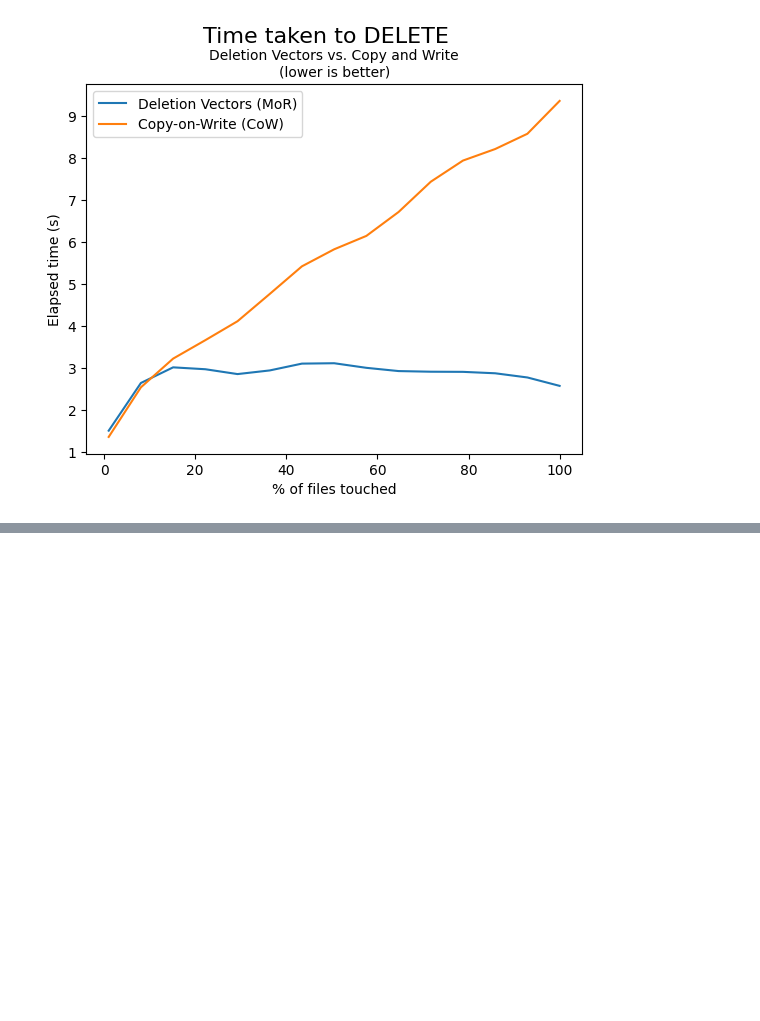
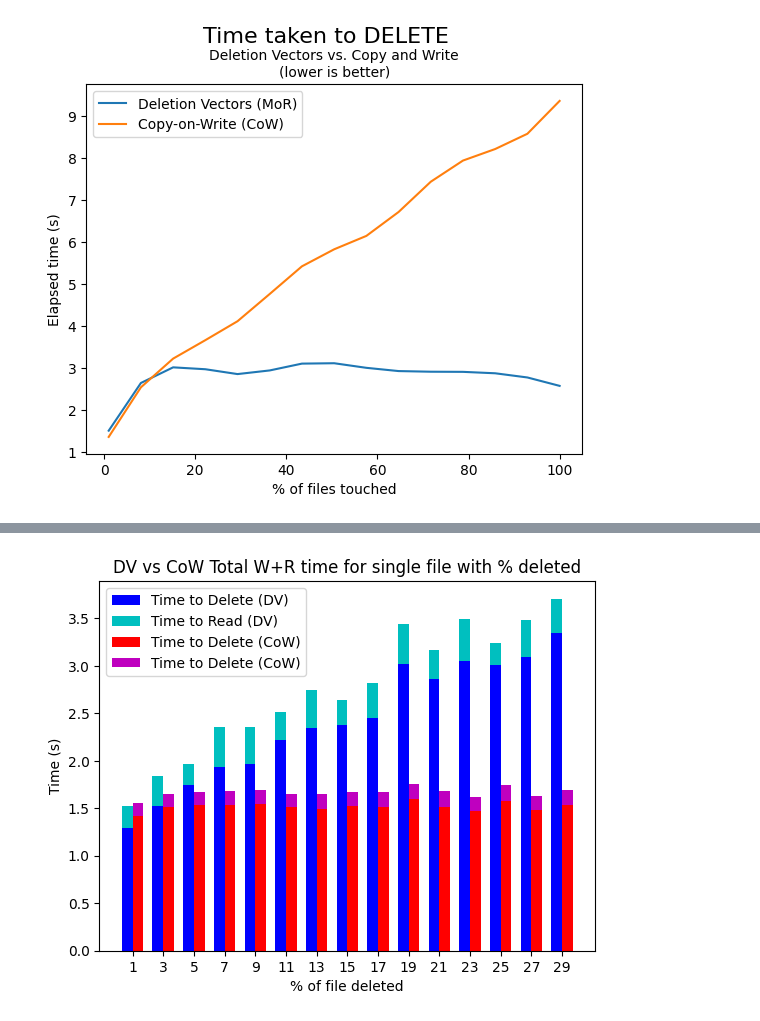
Before and after one commit to delta-io/delta-examples, a Jupyter notebook: notebooks/pyspark/deletion-vectors.ipynb, the cells around one changed output, grey strips where cells are left out. Saved outputs shown, nothing was run; the diff lists cells and outputs as text; code cells hidden in the pictures; blank space fills up the shorter version.

```diff
--- a/notebooks/pyspark/deletion-vectors.ipynb
+++ b/notebooks/pyspark/deletion-vectors.ipynb
@@ -261,0 +478,55 @@ plt.show()
+# %%
+import pandas as pd
+
+# Convert to DataFrame
+df_dv = pd.DataFrame([vars(result) for result in results])
+grouped = df_dv.groupby(['percent_file_deleted'])['time_to_delete'].mean()
+time_to_delete = grouped / 1e9
+
+grouped = df_dv.groupby(['percent_file_deleted'])['time_to_read'].mean()
+time_to_read = grouped / 1e9
+
+# Convert to DataFrame
+df = pd.DataFrame([vars(result) for result in results_nondv])
+grouped = df.groupby(['percent_file_deleted'])['time_to_delete'].mean()
+time_to_delete_nondv = grouped / 1e9
+
+grouped = df.groupby(['percent_file_deleted'])['time_to_read'].mean()
+time_to_read_nondv = grouped / 1e9
+# %%
+import matplotlib.pyplot as plt
+import numpy as np
+
+# Assume you have the following data
+categories = iterations
+group_A1 = time_to_delete.to_list()
+group_A2 = time_to_read.to_list()
+group_B1 = time_to_delete_nondv.to_list()
+group_B2 = time_to_read_nondv.to_list()
+
+# The position of the bars on the x-axis
+ind = np.arange(len(categories))
+
+# Bar width
+width = 0.35
+
+# Creating the figure and a single subplot
+fig, ax = plt.subplots()
+
+# Creating the bars
+bar1 = ax.bar(ind - width/2, group_A1, width, color='b', label='Time to Delete (DV)')
+bar2 = ax.bar(ind - width/2, group_A2, width, bottom=group_A1, color='c', label='Time to Read (DV)')
+bar3 = ax.bar(ind + width/2, group_B1, width, color='r', label='Time to Delete (CoW)')
+bar4 = ax.bar(ind + width/2, group_B2, width, bottom=group_B1, color='m', label='Time to Delete (CoW)')
+
+# Adding some text for labels, title and axes ticks
+ax.set_xlabel('% of file deleted')
+ax.set_ylabel('Time (s)')
+ax.set_title('DV vs CoW Total W+R time for single file with % deleted')
+ax.set_xticks(ind)
+ax.set_xticklabels(categories)
+ax.legend()
+
+plt.show()
+# %% [output]
+[figure, added]
```
Also changed, not shown: parts of 11 cells of this notebook.
